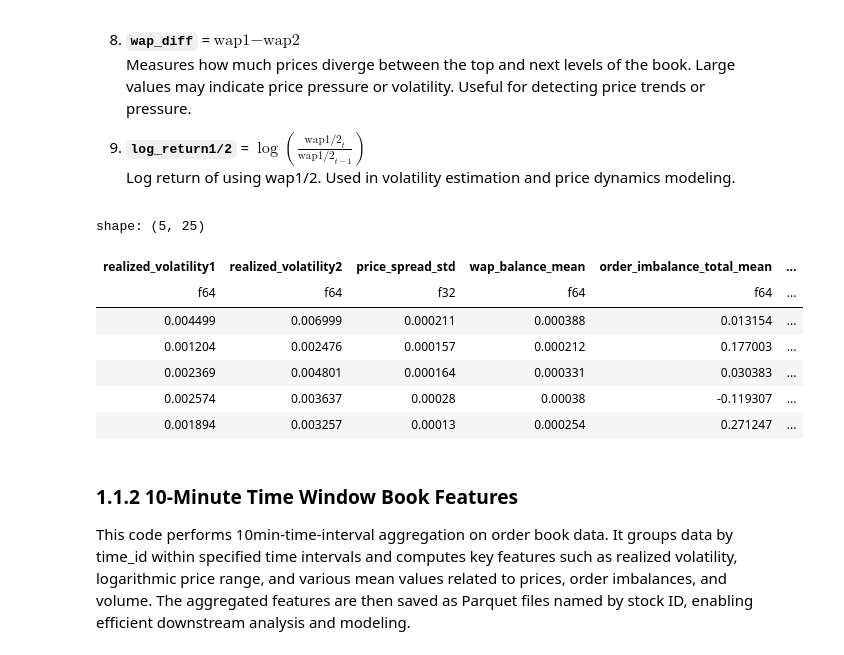
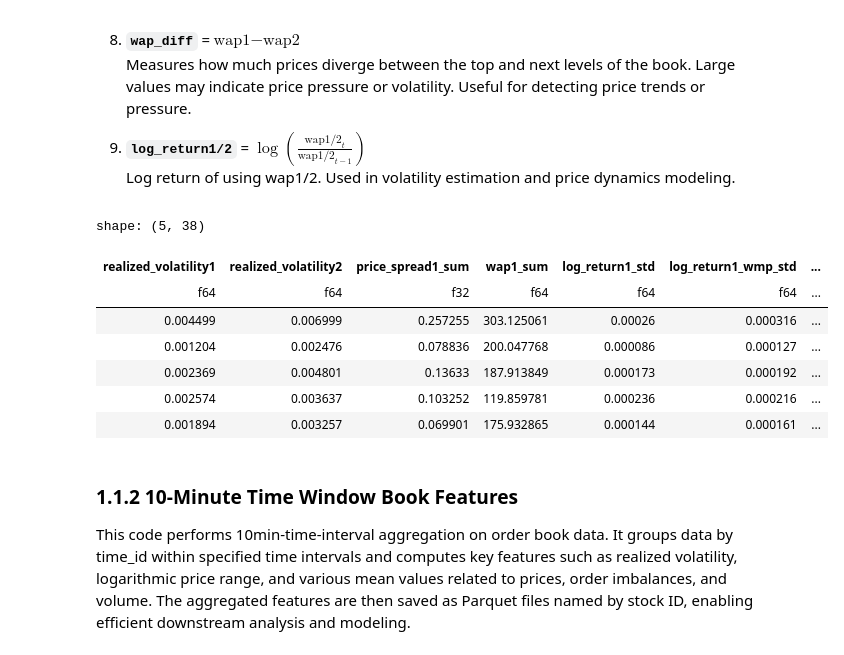
Before and after one commit to LaiquendiJ/Realized_Volatility_Pred_2025, a Jupyter notebook: Factor_engineering.ipynb, the cells around one changed output. Drawn from its saved outputs; the diff is of its cells as text; code cells hidden in the pictures.

```diff
--- a/Factor_engineering.ipynb
+++ b/Factor_engineering.ipynb
@@ -92,5 +127,5 @@ def aggregate_interval_book(df: pl.DataFrame, interval=None, interval_length=Non
 # %%
-def preprocessor_book(file_path, n_intervals=2, interval_length=300):
+def preprocessor_book(file_path, time_length_list):
     stock_id = int(file_path.split('=')[1].split('.')[0])
     df = pl.read_parquet(file_path)
 
@@ -103,13 +138,24 @@ def preprocessor_book(file_path, n_intervals=2, interval_length=300):
         ((pl.col("ask_price2") * pl.col("bid_size2") + pl.col("bid_price2") * pl.col("ask_size2")) /
             (pl.col("ask_size2") + pl.col("bid_size2"))
          ).alias("wap2"),
+
+        # wmp
+        ((pl.col("bid_price1") * pl.col("bid_size1") + pl.col("ask_price1") * pl.col("ask_size1")) /
+            (pl.col("ask_size1") + pl.col("bid_size1"))
+         ).alias("wmp1"),
+        ((pl.col("bid_price2") * pl.col("bid_size2") + pl.col("ask_price2") * pl.col("ask_size2")) /
+            (pl.col("ask_size2") + pl.col("bid_size2"))
+         ).alias("wmp2"),
         # bid_size_diff, ask_size_diff
         (pl.col("bid_size1") / pl.col("bid_size2")-1).alias("bid_size_diff"),
         (pl.col("ask_size1") / pl.col("ask_size2")-1).alias("ask_size_diff"),
         # price_spread
         ((pl.col("ask_price1") - pl.col("bid_price1")) /
          ((pl.col("ask_price1") + pl.col("bid_price1")) / 2)
-         ).alias("price_spread"),
+         ).alias("price_spread1"),
+        ((pl.col("ask_price2") - pl.col("bid_price2")) /
+         ((pl.col("ask_price2") + pl.col("bid_price2")) / 2)
+         ).alias("price_spread2"),
         (pl.col("ask_price1")-pl.col("ask_price2")).alias("ask_price_spread"),
         (pl.col("bid_price1")-pl.col("bid_price2")).alias("bid_price_spread"),
         # order_imbalance_1, order_imbalance_total
@@ -131,7 +177,10 @@ def preprocessor_book(file_path, n_intervals=2, interval_length=300):
         abs(pl.col("wap1") - pl.col("wap2")).alias("wap_balance"),
         pl.col("wap1").log().diff().over("time_id").alias("log_return1"),
         pl.col("wap2").log().diff().over("time_id").alias("log_return2"),
+        pl.col("wmp1").log().diff().over("time_id").alias("log_return1_wmp"),
+        pl.col("wmp2").log().diff().over("time_id").alias("log_return2_wmp"),
     ])
+
 
     # Step 3: Drop raw order book columns to reduce storage and redundancy
     df = df.drop([
@@ -142,9 +191,9 @@ def preprocessor_book(file_path, n_intervals=2, interval_length=300):
     # Rows with null values for log_return1/2 are dropped. These nulls are a result of the `.diff()` operation within the calculation.
 
     merged_df = None
-    #for interval in range(n_intervals):
-    df_agg = aggregate_interval_book(df, n_intervals-1, interval_length)
-    merged_df = df_agg if merged_df is None else merged_df.join(
+    for length in time_length_list:
+        df_agg = aggregate_interval_book(df, length)
+        merged_df = df_agg if merged_df is None else merged_df.join(
         df_agg, on="time_id", how="left")
 
     df_feature = aggregate_interval_book(df)
@@ -159,16 +208,16 @@ def preprocessor_book(file_path, n_intervals=2, interval_length=300):
 
     return df_feature
 # %%
-preprocessor_book('data/optiver-realized-volatility-prediction/book_train.parquet/stock_id=0').head()
+preprocessor_book('data/optiver-realized-volatility-prediction/book_train.parquet/stock_id=0',[300,150]).head()
 # %% [output]
-shape: (5, 25)
+shape: (5, 38)
-| realized_volatility1 | realized_volatility2 | price_spread_std | wap_balance_mean | order_imbalance_total_mean | ... |
-| f64 | f64 | f32 | f64 | f64 | ... |
-| 0.004499 | 0.006999 | 0.000211 | 0.000388 | 0.013154 | ... |
-| 0.001204 | 0.002476 | 0.000157 | 0.000212 | 0.177003 | ... |
-| 0.002369 | 0.004801 | 0.000164 | 0.000331 | 0.030383 | ... |
-| 0.002574 | 0.003637 | 0.00028 | 0.00038 | -0.119307 | ... |
-| 0.001894 | 0.003257 | 0.00013 | 0.000254 | 0.271247 | ... |
+| realized_volatility1 | realized_volatility2 | price_spread1_sum | wap1_sum | log_return1_std | log_return1_wmp_std | ... |
+| f64 | f64 | f32 | f64 | f64 | f64 | ... |
+| 0.004499 | 0.006999 | 0.257255 | 303.125061 | 0.00026 | 0.000316 | ... |
+| 0.001204 | 0.002476 | 0.078836 | 200.047768 | 0.000086 | 0.000127 | ... |
+| 0.002369 | 0.004801 | 0.13633 | 187.913849 | 0.000173 | 0.000192 | ... |
+| 0.002574 | 0.003637 | 0.103252 | 119.859781 | 0.000236 | 0.000216 | ... |
+| 0.001894 | 0.003257 | 0.069901 | 175.932865 | 0.000144 | 0.000161 | ... |
 # %% [markdown]
 ### 1.1.2 10-Minute Time Window Book Features
 This code performs 10min-time-interval aggregation on order book data. It groups data by time_id within specified time intervals and computes key features such as realized volatility, logarithmic price range, and various mean values related to prices, order imbalances, and volume. The aggregated features are then saved as Parquet files named by stock ID, enabling efficient downstream analysis and modeling.
```
Also changed, not shown: parts of 16 cells of this notebook.
